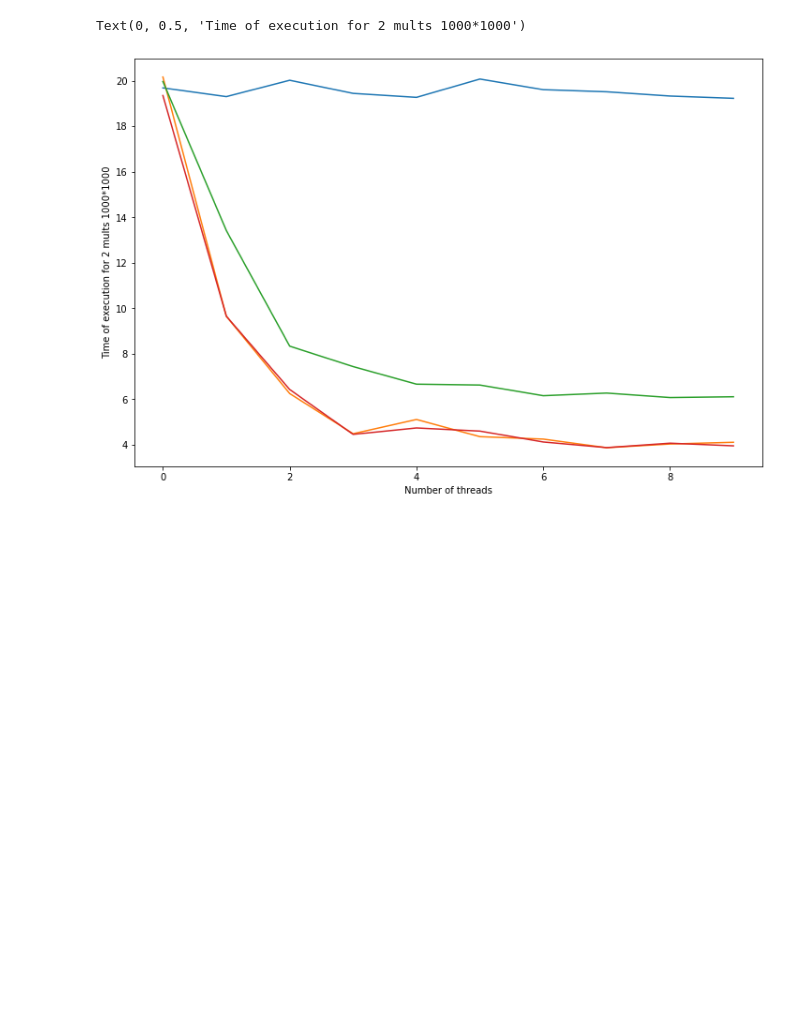
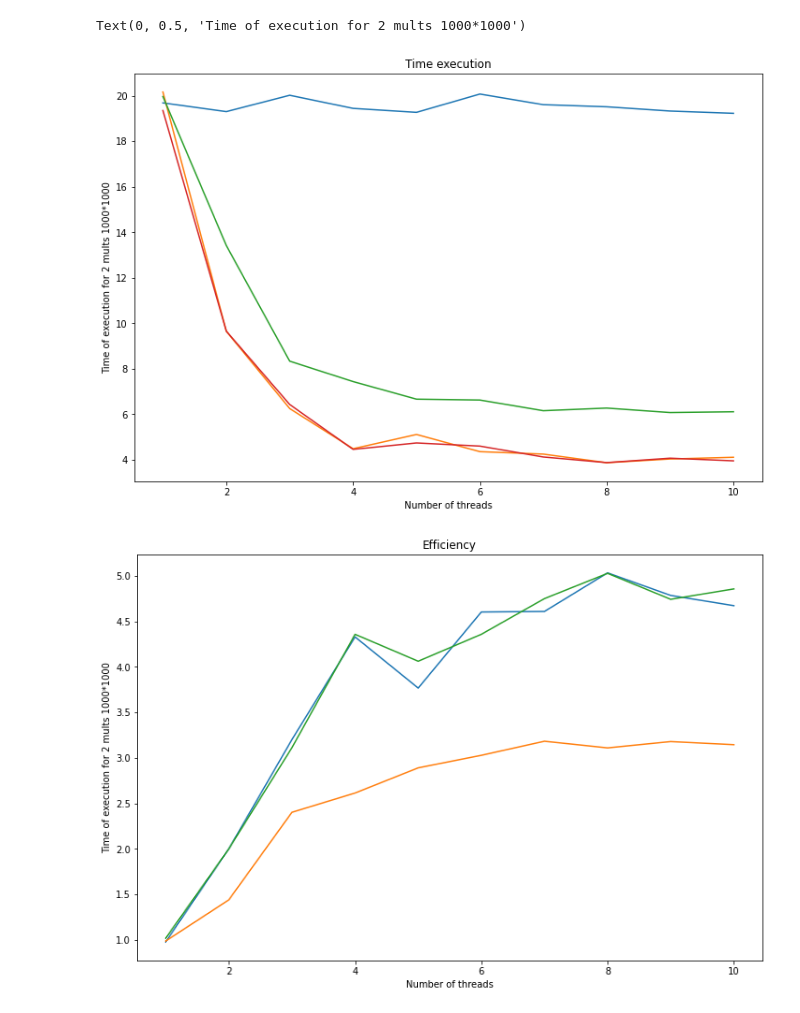
Before and after one commit to vladislav1q/par_prog, a Jupyter notebook: openmp/task4/plot.ipynb, the cells around one changed output. Drawn from its saved outputs; the diff is of its cells as text; code cells hidden in the pictures; blank space fills up the shorter version.

```diff
--- a/openmp/task4/plot.ipynb
+++ b/openmp/task4/plot.ipynb
@@ -4,27 +4,41 @@ import numpy as np
 # %%
 f = open('results.txt', 'r')
 for line in f.readlines():
     results = line.split(' ')
 f.close()
 results = results[:-1]
 
 sequent = []
 static = []
 dynamic = []
 guided = []
 for i in np.arange(0,10):
     sequent.append(float(results[4*i]))
     static.append(float(results[4*i+1]))
     dynamic.append(float(results[4*i+2]))
     guided.append(float(results[4*i+3]))
 
 plt.figure(figsize=(12,8))
-plt.plot(np.arange(0,10), sequent, label='sequent')
-plt.plot(np.arange(0,10), static, label='static')
-plt.plot(np.arange(0,10), dynamic, label='dynamic')
-plt.plot(np.arange(0,10), guided, label='guided')
+plt.plot(np.arange(1,11), sequent, label='sequent')
+plt.plot(np.arange(1,11), static, label='static')
+plt.plot(np.arange(1,11), dynamic, label='dynamic')
+plt.plot(np.arange(1,11), guided, label='guided')
+plt.title('Time execution')
 plt.xlabel('Number of threads')
 plt.ylabel('Time of execution for 2 mults 1000*1000')
+
+static = np.array(sequent)/np.array(static)
+dynamic = np.array(sequent)/np.array(dynamic)
+guided = np.array(sequent)/np.array(guided)
+
+plt.figure(figsize=(12,8))
+plt.plot(np.arange(1,11), static, label='static')
+plt.plot(np.arange(1,11), dynamic, label='dynamic')
+plt.plot(np.arange(1,11), guided, label='guided')
+plt.title('Efficiency')
+plt.xlabel('Number of threads')
+plt.ylabel('Time of execution for 2 mults 1000*1000')
 # %% [output]
 Text(0, 0.5, 'Time of execution for 2 mults 1000*1000')
-[figure, old version]
+[figure, new version]
+[figure, added]
```
